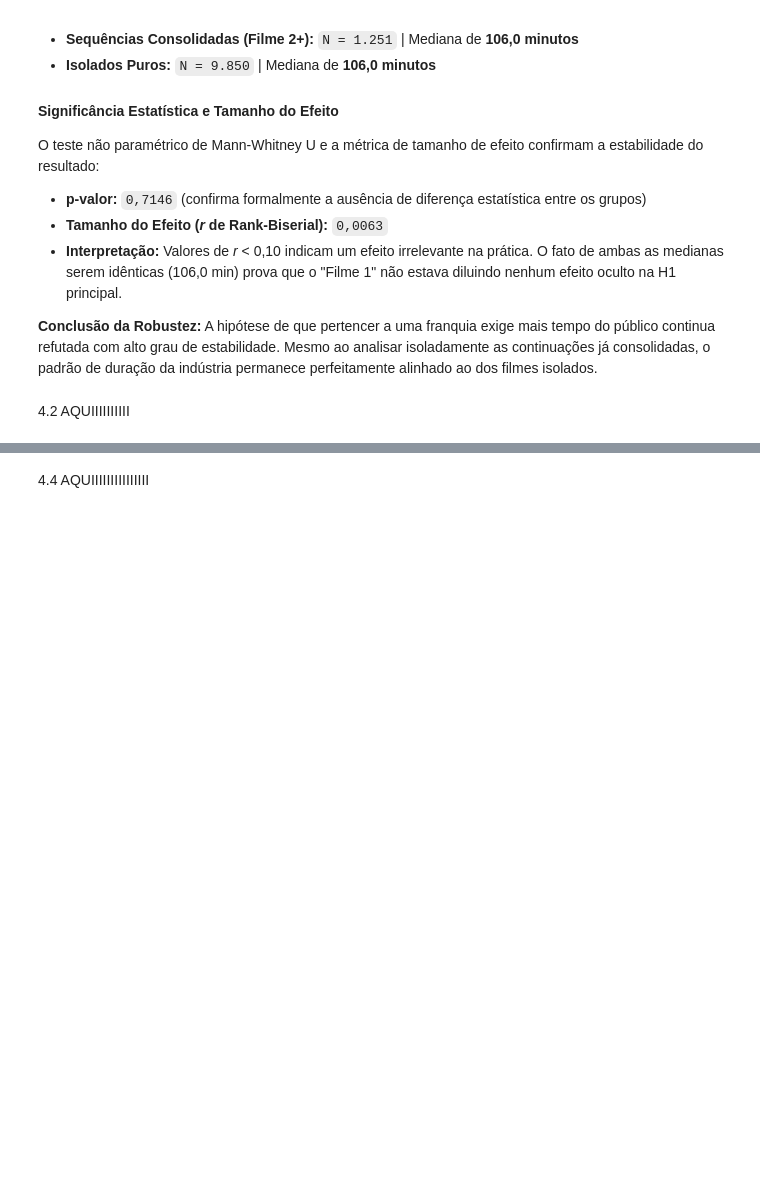
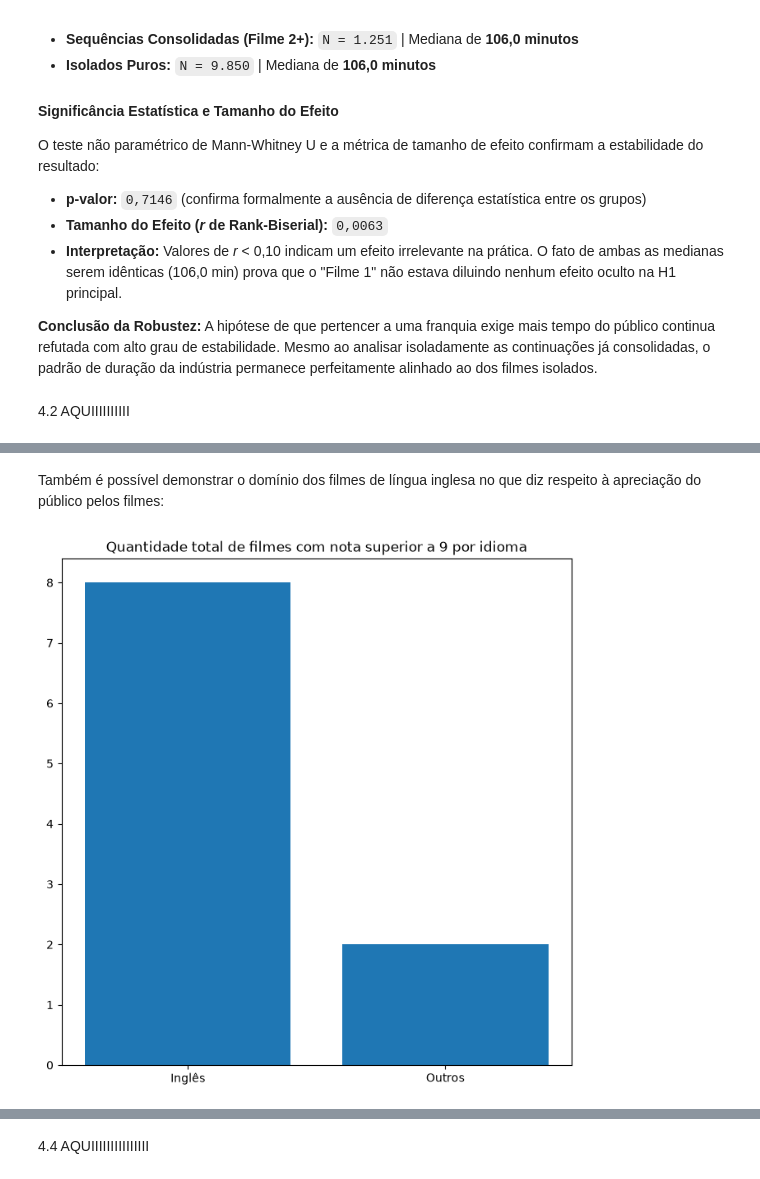
Before and after one commit to KawanePedro/icd-projeto, a Jupyter notebook: notebooks/relatorio-final.ipynb, the cells around one changed output, grey strips where cells are left out. Drawn from its saved outputs; the diff is of its cells as text; code cells hidden in the pictures; blank space fills up the shorter version.

```diff
--- a/notebooks/relatorio-final.ipynb
+++ b/notebooks/relatorio-final.ipynb
@@ -991,0 +1106,20 @@ O teste não paramétrico de Mann-Whitney U e a métrica de tamanho de efeito co
+# %% [markdown]
+Também é possível demonstrar o domínio dos filmes de língua inglesa no que diz respeito à apreciação do público pelos filmes:
+# %%
+topNotas = dados[dados["averageRating"] >= 9]
+
+topNotas = topNotas.groupby("original_language").size()
+
+topIngles = topNotas.head(1)
+topIngles = topIngles.rename({"en" : "Inglês"})
+
+topOutros = topNotas.iloc[1:].sum()
+SérieIdiomas = pandas.concat([topIngles, pandas.Series({"Outros": topOutros})])
+
+plt.figure(figsize=(8,8))
+
+plt.bar(SérieIdiomas.index, SérieIdiomas.values)
+plt.title("Quantidade total de filmes com nota superior a 9 por idioma")
+plt.show()
+# %% [output]
+[figure, added]
```
Also changed, not shown: parts of 10 cells of this notebook.
